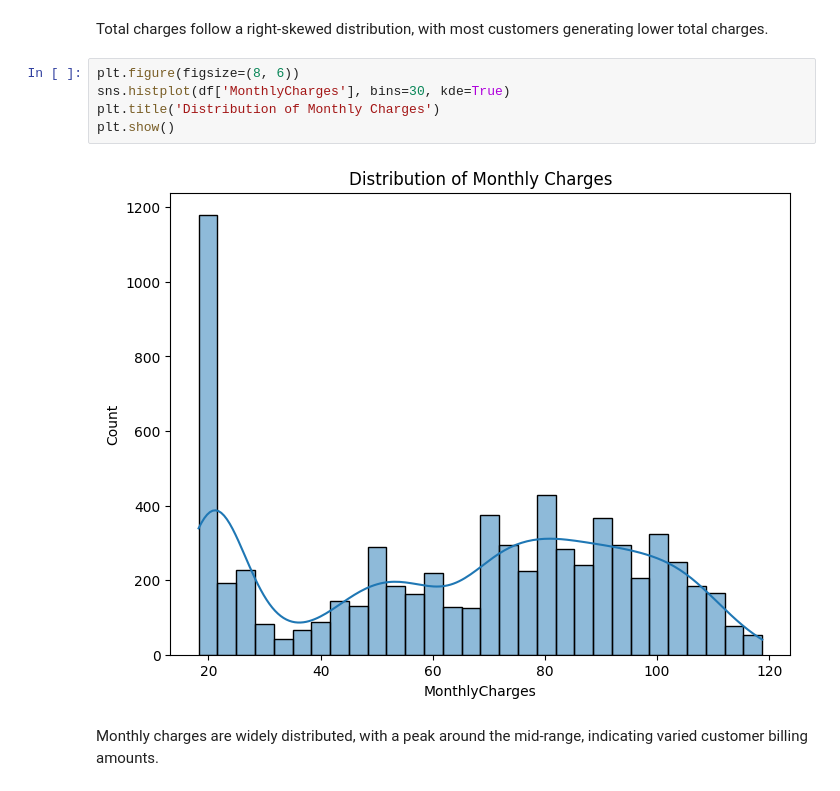
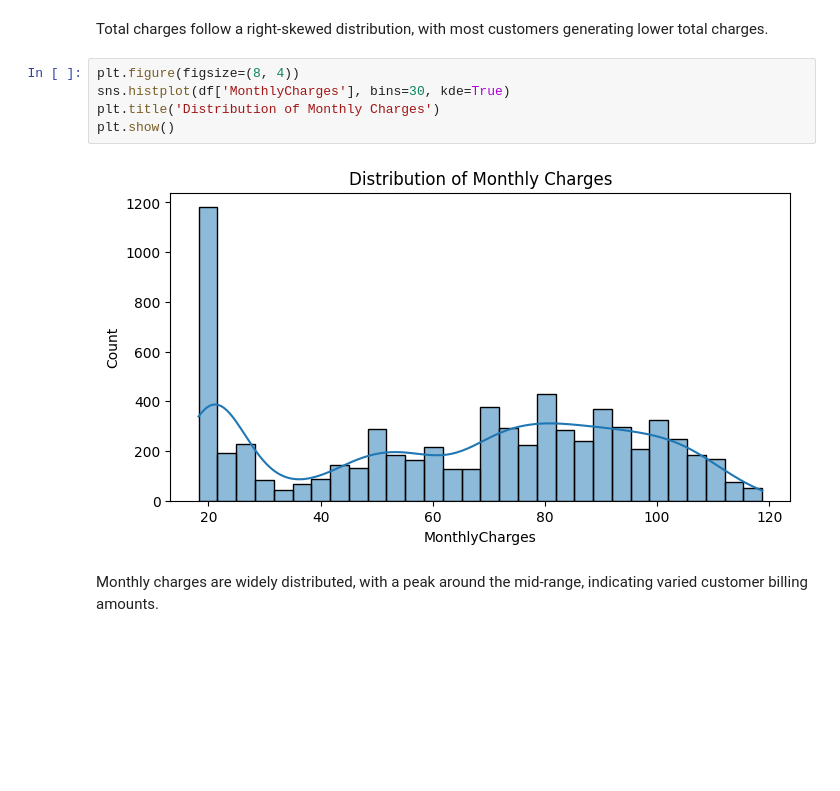
Before and after one commit to RayyanMinhaj/10Pearls-Analyzing-Customer-Churn-Data, a Jupyter notebook: Module1_Data Preprocessing, EDA, and Feature Engineering.ipynb, the cells around one changed output. Drawn from its saved outputs; the diff is of its cells as text; blank space fills up the shorter version.

```diff
--- a/Module1_Data Preprocessing, EDA, and Feature Engineering.ipynb
+++ b/Module1_Data Preprocessing, EDA, and Feature Engineering.ipynb
@@ -126,12 +151,12 @@ plt.show()
 # %% [markdown]
 Total charges follow a right-skewed distribution, with most customers generating lower total charges.
 # %%
-plt.figure(figsize=(8, 6))
+plt.figure(figsize=(8, 4))
 sns.histplot(df['MonthlyCharges'], bins=30, kde=True)
 plt.title('Distribution of Monthly Charges')
 plt.show()
 # %% [output]
-[figure, old version]
+[figure, new version]
 # %% [markdown]
 Monthly charges are widely distributed, with a peak around the mid-range, indicating varied customer billing amounts.
 # %% [markdown]
```
Also changed, not shown: parts of 8 cells of this notebook, 1 other file.
